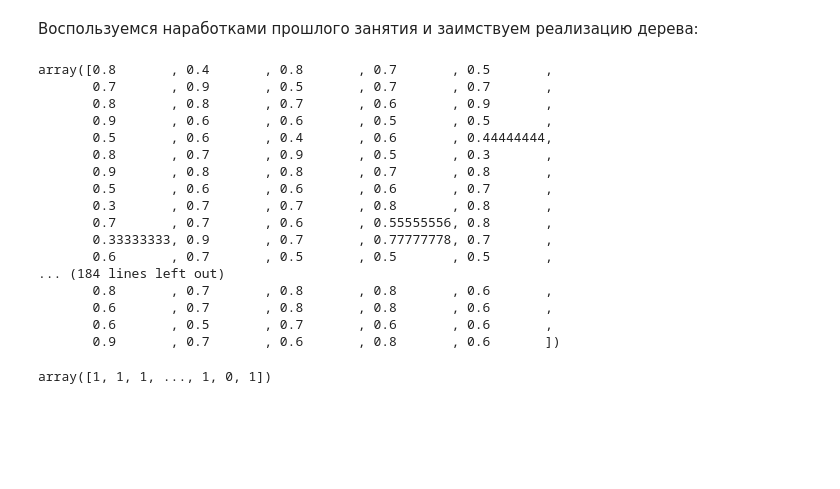
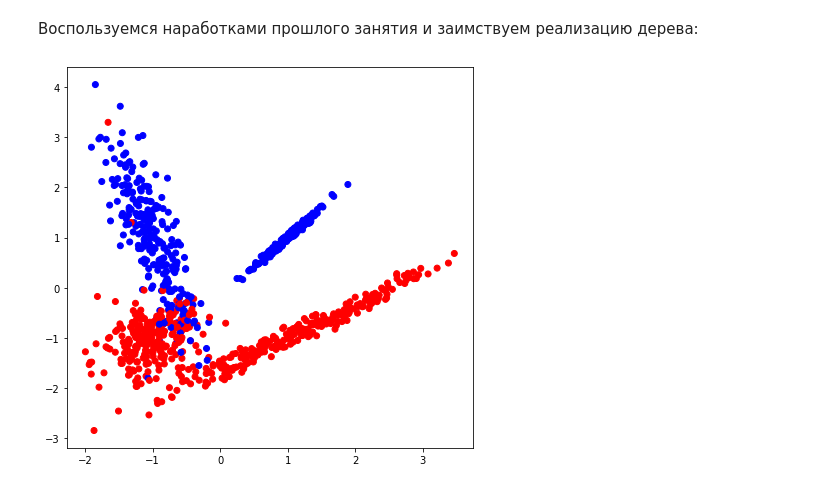
Before and after one commit to WiZor1/Edu_ML_Algorithms, a Jupyter notebook: Alg_HW_5.ipynb, the cells around one changed output. Cells and saved outputs as stored; diff of their text form; code cells hidden in the pictures; blank space fills up the shorter version.

```diff
--- a/Alg_HW_5.ipynb
+++ b/Alg_HW_5.ipynb
@@ -403,24 +397,0 @@ pred = model.predict_proba(data)
-# %%
-model.predict_OOB()
-# %% [output]
-array([0.8       , 0.4       , 0.8       , 0.7       , 0.5       ,
-       0.7       , 0.9       , 0.5       , 0.7       , 0.7       ,
-       0.8       , 0.8       , 0.7       , 0.6       , 0.9       ,
-       0.9       , 0.6       , 0.6       , 0.5       , 0.5       ,
-       0.5       , 0.6       , 0.4       , 0.6       , 0.44444444,
-       0.8       , 0.7       , 0.9       , 0.5       , 0.3       ,
-       0.9       , 0.8       , 0.8       , 0.7       , 0.8       ,
-       0.5       , 0.6       , 0.6       , 0.6       , 0.7       ,
-       0.3       , 0.7       , 0.7       , 0.8       , 0.8       ,
-       0.7       , 0.7       , 0.6       , 0.55555556, 0.8       ,
-       0.33333333, 0.9       , 0.7       , 0.77777778, 0.7       ,
-       0.6       , 0.7       , 0.5       , 0.5       , 0.5       ,
-... (184 lines left out)
-       0.8       , 0.7       , 0.8       , 0.8       , 0.6       ,
-       0.6       , 0.7       , 0.8       , 0.8       , 0.6       ,
-       0.6       , 0.5       , 0.7       , 0.6       , 0.6       ,
-       0.9       , 0.7       , 0.6       , 0.8       , 0.6       ])
-# %%
-model.predict(data)
-# %% [output]
-array([1, 1, 1, ..., 1, 0, 1])
@@ -426,0 +406,16 @@ array([1, 1, 1, ..., 1, 0, 1])
+# %%
+data, labels = datasets.make_classification(n_samples=1000, n_features=2, n_redundant=0,
+                                            random_state=33, n_classes=2, class_sep=1)
+
+train_data, test_data, train_labels, test_labels = train_test_split(data, labels, test_size = 0.3, random_state = 20)
+
+colors = ListedColormap(['red', 'blue'])
+light_colors = ListedColormap(['lightcoral', 'lightblue'])
+# %%
+plt.figure(figsize = (16, 7))
+
+plt.subplot(1,2,1)
+plt.scatter(data[:, 0], data[:, 1], c = labels, cmap = colors)
+plt.show()
+# %% [output]
+[figure, added]
```
Also changed, not shown: parts of 13 cells of this notebook.
